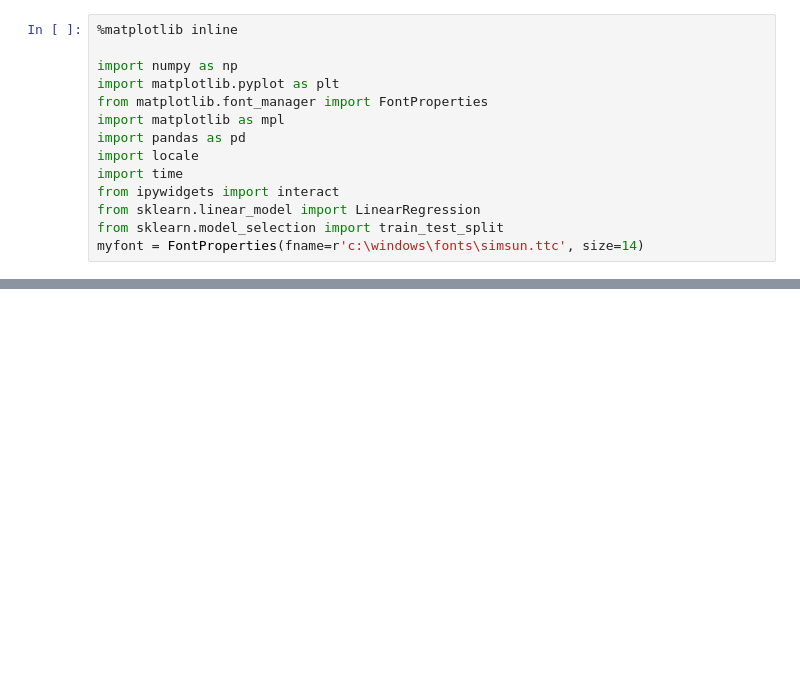
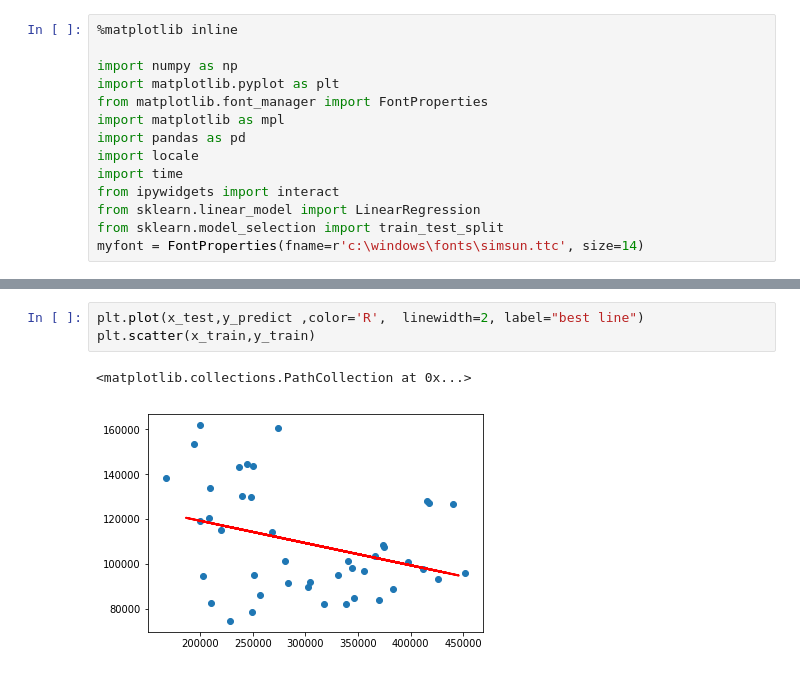
Before and after one commit to ChiDavid/ChiDavidPython, a Jupyter notebook: [NCTS]_Homework_Q5-1_DavidChi.ipynb, the cells around one changed output, grey strips where cells are left out. Cells and saved outputs as stored; diff of their text form; blank space fills up the shorter version.

```diff
--- a/[NCTS]_Homework_Q5-1_DavidChi.ipynb
+++ b/[NCTS]_Homework_Q5-1_DavidChi.ipynb
@@ -112,0 +110,6 @@ plt.show()
+# %%
+plt.plot(x_test,y_predict ,color='R',  linewidth=2, label="best line")
+plt.scatter(x_train,y_train)
+# %% [output]
+<matplotlib.collections.PathCollection at 0x...>
+[figure, added]
```
Also changed, not shown: parts of 12 cells of this notebook.
